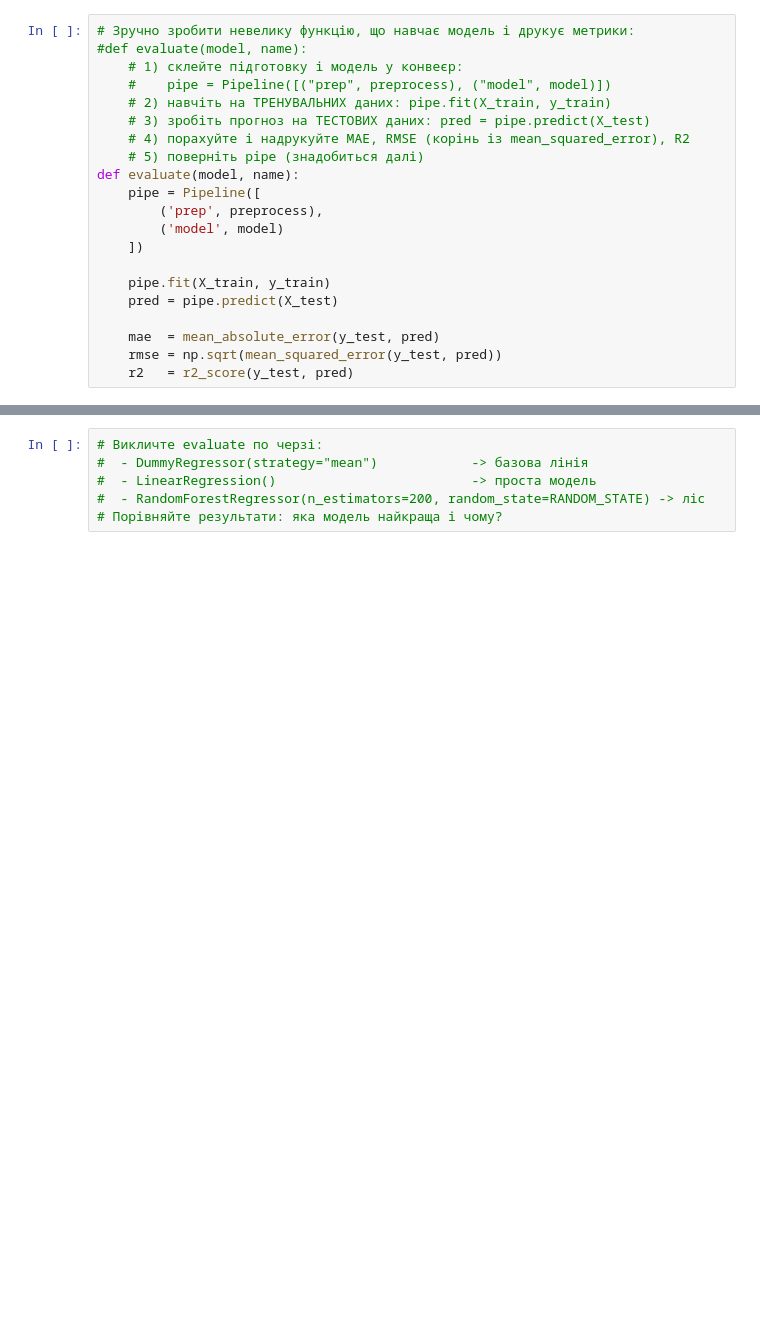
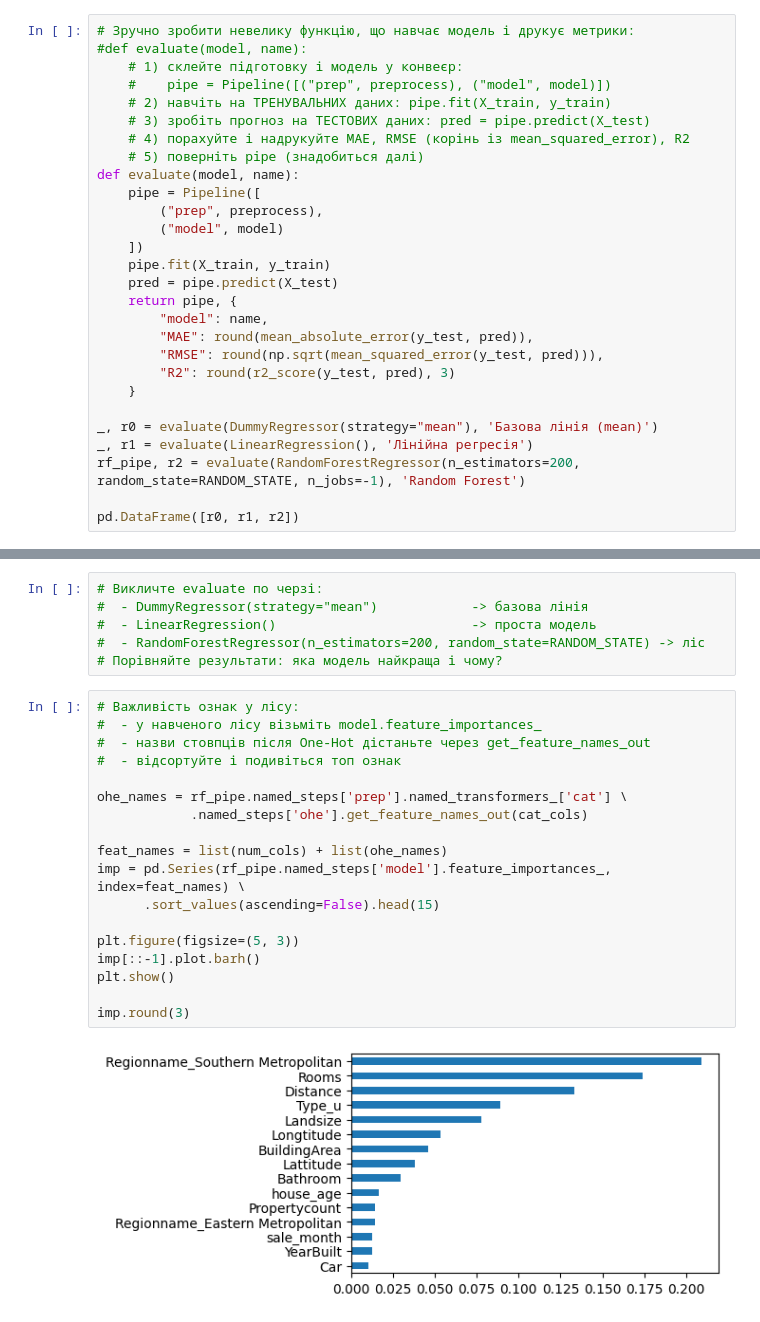
Before and after one commit to NatalieAleksandrova2026/Melbourne-housing-DTA, a Jupyter notebook: notebooks/melbourne_housing.ipynb, the cells around one changed output, grey strips where cells are left out. Drawn from its saved outputs; the diff is of its cells as text; blank space fills up the shorter version.

```diff
--- a/notebooks/melbourne_housing.ipynb
+++ b/notebooks/melbourne_housing.ipynb
@@ -612,13 +628,20 @@ from sklearn.metrics import mean_absolute_error, mean_squared_error, r2_score
     # 5) поверніть pipe (знадобиться далі)
 def evaluate(model, name):
     pipe = Pipeline([
-        ('prep', preprocess),
-        ('model', model)
+        ("prep", preprocess),
+        ("model", model)
     ])
-
     pipe.fit(X_train, y_train)
     pred = pipe.predict(X_test)
+    return pipe, {
+        "model": name,
+        "MAE": round(mean_absolute_error(y_test, pred)),
+        "RMSE": round(np.sqrt(mean_squared_error(y_test, pred))),
+        "R2": round(r2_score(y_test, pred), 3)
+    }
 
-    mae  = mean_absolute_error(y_test, pred)
-    rmse = np.sqrt(mean_squared_error(y_test, pred))
-    r2   = r2_score(y_test, pred)
+_, r0 = evaluate(DummyRegressor(strategy="mean"), 'Базова лінія (mean)')
+_, r1 = evaluate(LinearRegression(), 'Лінійна регресія')
+rf_pipe, r2 = evaluate(RandomForestRegressor(n_estimators=200, random_state=RANDOM_STATE, n_jobs=-1), 'Random Forest')
+
+pd.DataFrame([r0, r1, r2])
@@ -628,3 +656,23 @@ def evaluate(model, name):
 #  - LinearRegression()                         -> проста модель
 #  - RandomForestRegressor(n_estimators=200, random_state=RANDOM_STATE) -> ліс
 # Порівняйте результати: яка модель найкраща і чому?
+# %%
+# Важливість ознак у лісу:
+#  - у навченого лісу візьміть model.feature_importances_
+#  - назви стовпців після One-Hot дістаньте через get_feature_names_out
+#  - відсортуйте і подивіться топ ознак
+
+ohe_names = rf_pipe.named_steps['prep'].named_transformers_['cat'] \
+            .named_steps['ohe'].get_feature_names_out(cat_cols)
+
+feat_names = list(num_cols) + list(ohe_names)
+imp = pd.Series(rf_pipe.named_steps['model'].feature_importances_, index=feat_names) \
+      .sort_values(ascending=False).head(15)
+
+plt.figure(figsize=(5, 3))
+imp[::-1].plot.barh()
+plt.show()
+
+imp.round(3)
+# %% [output]
+[figure, added]
```
Also changed, not shown: parts of 15 cells of this notebook.
